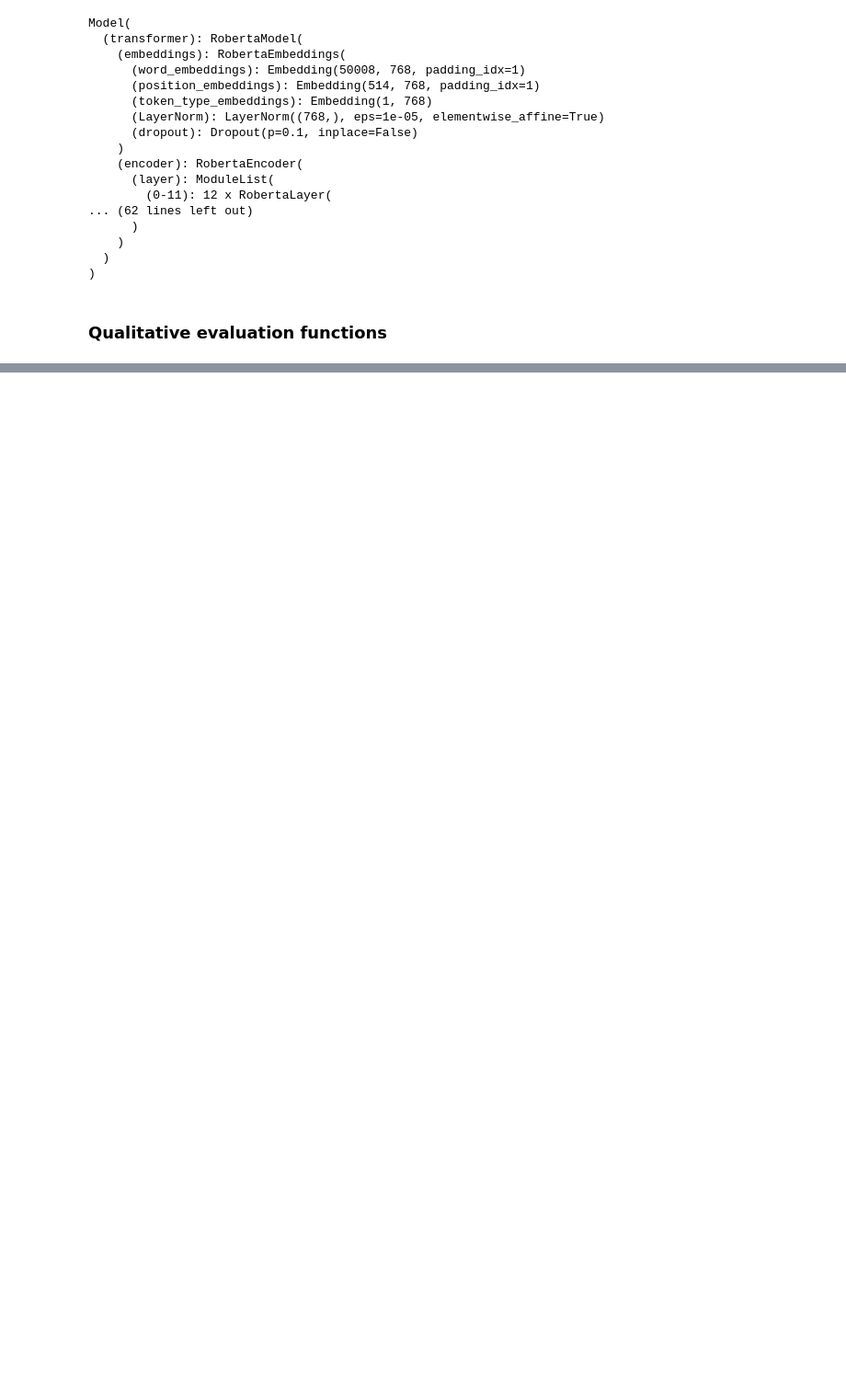
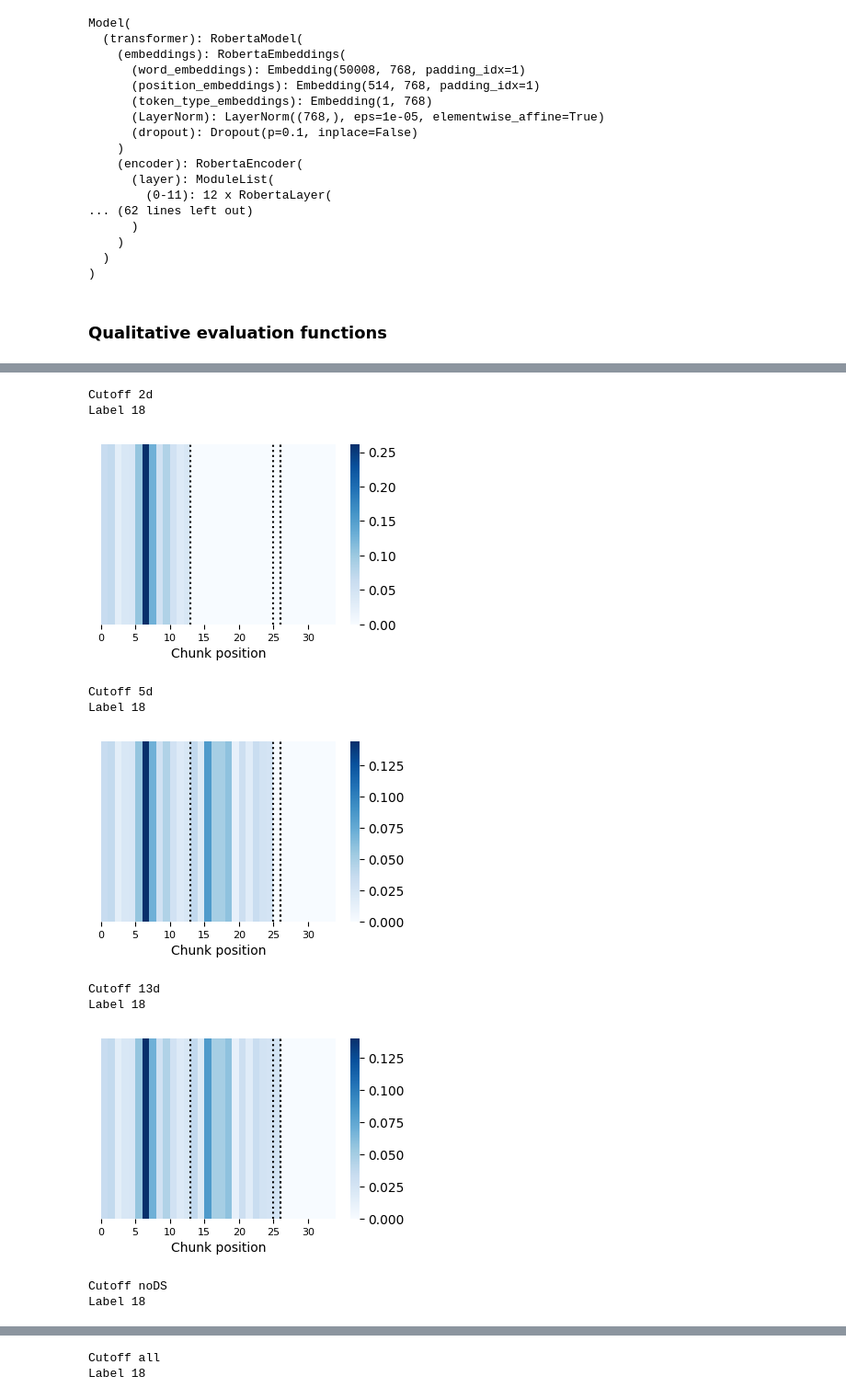
Before and after one commit to mireiahernandez/icd-continuous-prediction, a Jupyter notebook: qualitative_evaluation.ipynb, the cells around one changed output, grey strips where cells are left out. Shown at 92% size. Cells and saved outputs as stored; diff of their text form; code cells hidden in the pictures; blank space fills up the shorter version.

```diff
--- a/qualitative_evaluation.ipynb
+++ b/qualitative_evaluation.ipynb
@@ -237,0 +317,52 @@ Label 45
+# %%
+import matplotlib.pyplot as plt
+import seaborn as sns
+
+# visualize a heatmap of attn_output_weights[-1,l,:] for all l in 0,..,49 such that labels[l] == 1
+viz_label = 18
+
+for cutoff in cutoffs.keys():
+    print(f"Cutoff {cutoff}")
+    cutoff_idx = cutoffs[cutoff]
+    print(f"Label {viz_label}")
+    plt.figure(figsize=set_size(438.17227, fraction=0.68))
+    attn_weights= attn_output_weights[cutoff_idx, viz_label, :].cpu().detach().numpy().reshape(1, -1)
+    # make heatmap value range from the min to the max
+    sns.heatmap(
+        attn_weights,
+        cmap="Blues",
+        vmin=attn_weights.min(),
+        vmax=attn_weights.max(),
+    )
+    # show lines between the notesº<
+    # which are in seq_ids
+    # for i in range(1, seq_ids.shape[0]):
+    #     if seq_ids[i-1] != seq_ids[i]:
+    #         plt.axvline(x=i, color="black")
+    # show thin dotted lines at each cutoff
+    cutoff_idxs = []
+    for cutoffx in cutoffs.keys():
+        if cutoffx != 'all':
+            cutoff_idx = cutoffs[cutoffx]
+            cutoff_idxs.append(cutoff_idx)
+            plt.axvline(x=cutoff_idx+1, color="black", linestyle=":")
+    plt.xlabel("Chunk position", fontsize=10)
+    # remove y axis ticks
+    plt.yticks([])
+    # rotate x ticks and place them every 5 ticks
+    plt.xticks(list(range(0, attn_weights.shape[1],5)), list(range(0, attn_weights.shape[1],5)), rotation=0,fontsize=8)
+    #
+    plt.savefig(f"figures/new_attention_weights_{14}_{viz_label}_{cutoff}.png", bbox_inches="tight")
+    plt.show()
+# %% [output]
+Cutoff 2d
+Label 18
+[figure, added]
+Cutoff 5d
+Label 18
+[figure, added]
+Cutoff 13d
+Label 18
+[figure, added]
+Cutoff noDS
+Label 18
@@ -237,0 +370,2 @@ Label 45
+Cutoff all
+Label 18
```
Also changed, not shown: parts of 18 cells of this notebook.
